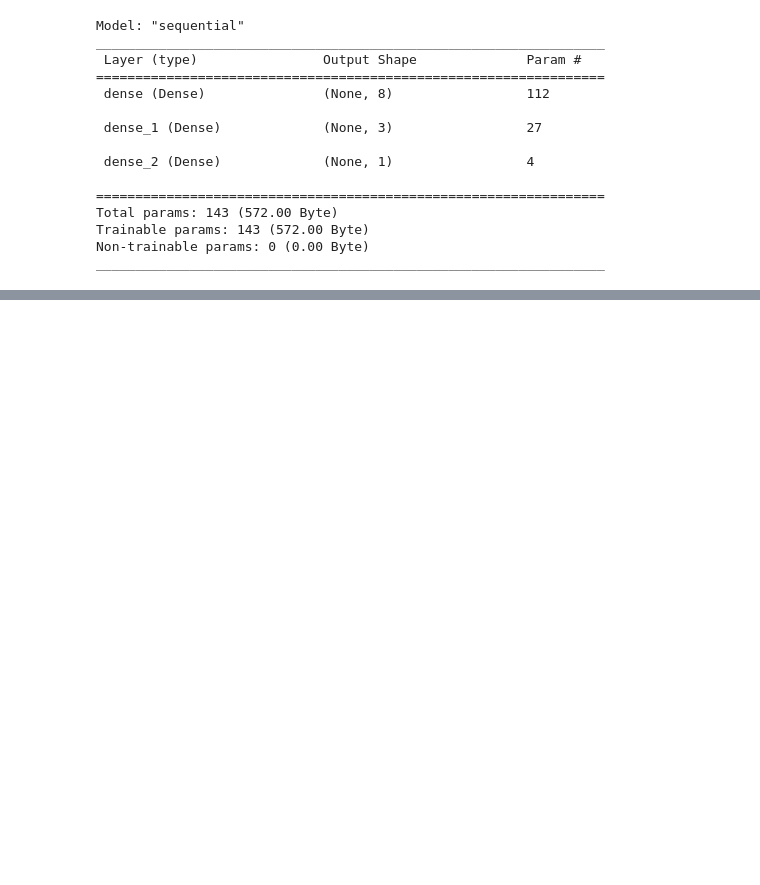
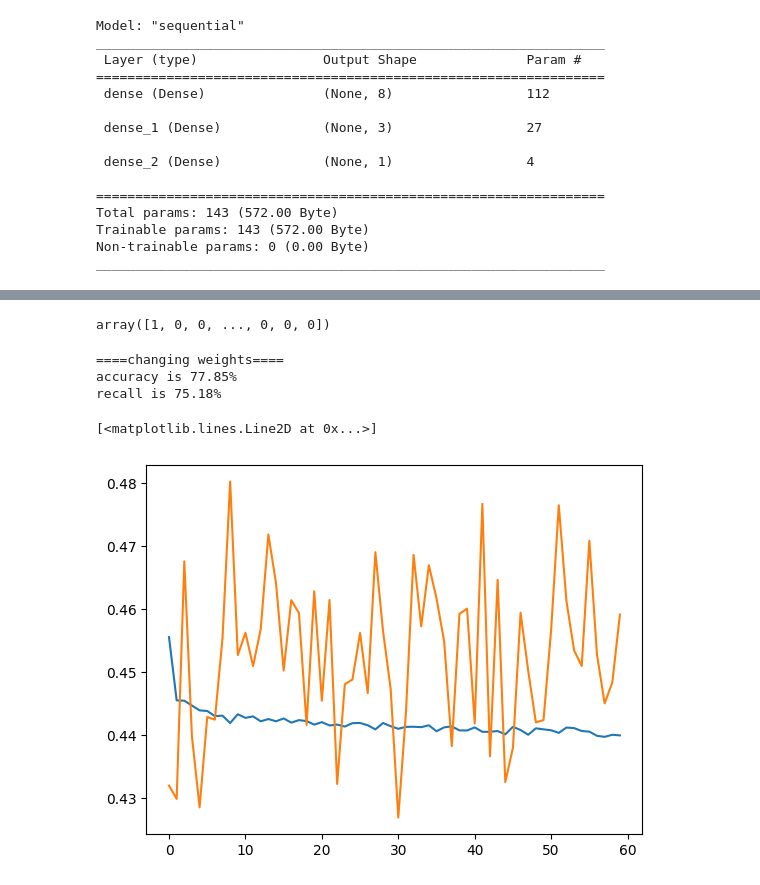
Before and after one commit to ssjswaraj/Deep-Learning-and-CV, a Jupyter notebook: credit card customer churn prediction/churn_prediction.ipynb, the cells around one changed output, grey strips where cells are left out. Saved outputs shown, nothing was run; the diff lists cells and outputs as text; code cells hidden in the pictures; blank space fills up the shorter version.

```diff
--- a/credit card customer churn prediction/churn_prediction.ipynb
+++ b/credit card customer churn prediction/churn_prediction.ipynb
@@ -201,0 +202,6 @@ plt.plot(history.history['val_accuracy'])
+# %%
+from sklearn.utils.class_weight import compute_class_weight
+class_weights = compute_class_weight(class_weight='balanced', classes=np.unique(y_train), y=y_train)
+class_weights = dict(enumerate(class_weights))
+
+print("Class weights:", class_weights)
@@ -201,0 +210,2 @@ plt.plot(history.history['val_accuracy'])
+# %%
+history = model.fit(X_train_trf,y_train,batch_size=30,epochs=60,verbose=1,validation_split=0.2,class_weight=class_weights)
@@ -201,0 +242,24 @@ plt.plot(history.history['val_accuracy'])
+# %%
+y_pred_cw1=np.where(y_pred_cw > 0.50, 1, 0)[:, 0]
+y_pred_cw1
+# %% [output]
+array([1, 0, 0, ..., 0, 0, 0])
+# %%
+from sklearn.metrics import accuracy_score, recall_score
+
+acc=accuracy_score(y_test,y_pred_cw1)
+recall=recall_score(y_test,y_pred_cw1)
+
+print("====changing weights====")
+print(f"accuracy is {acc * 100:.2f}%")
+print(f"recall is {recall * 100:.2f}%")
+# %% [output]
+====changing weights====
+accuracy is 77.85%
+recall is 75.18%
+# %%
+plt.plot(history.history['loss'])
+plt.plot(history.history['val_loss'])
+# %% [output]
+[<matplotlib.lines.Line2D at 0x...>]
+[figure, added]
```
Also changed, not shown: parts of 13 cells of this notebook.
